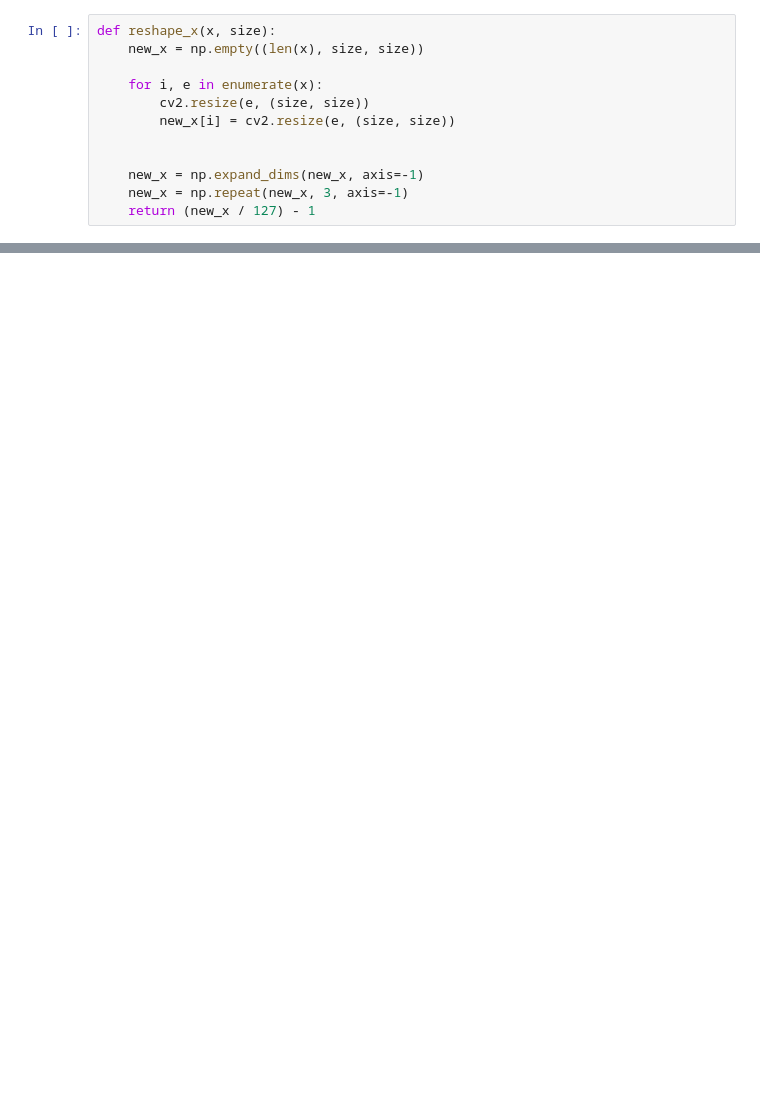
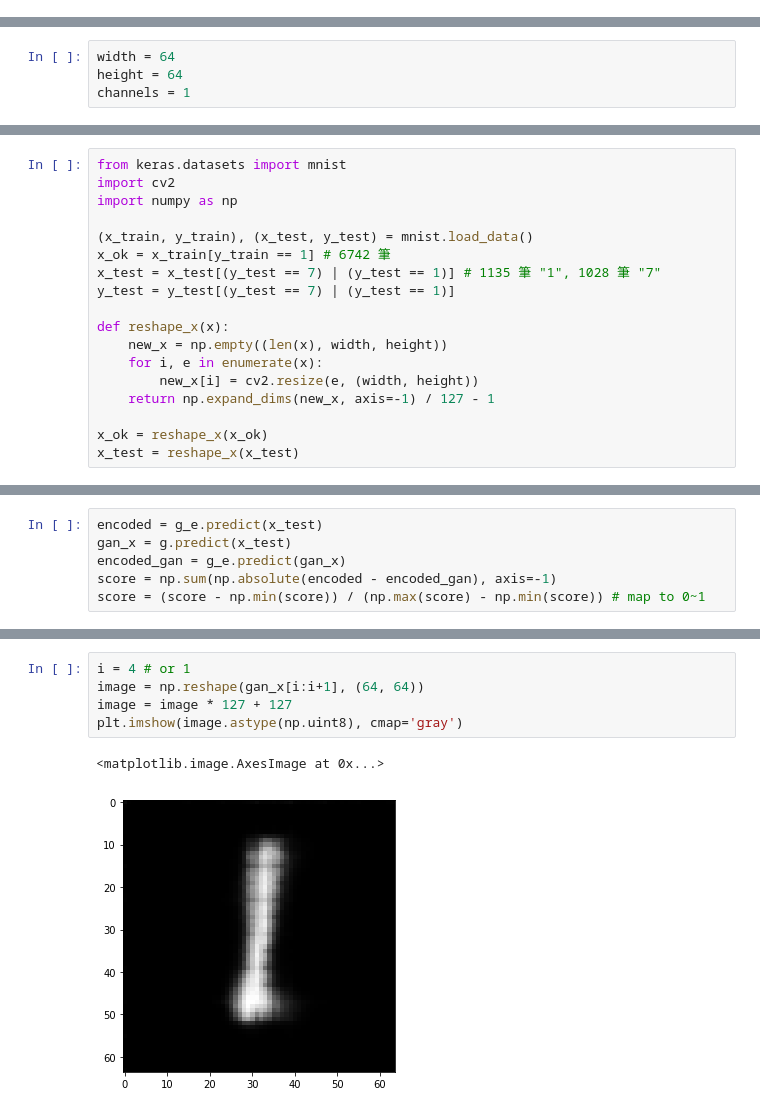
Before and after one commit to leafinity/keras_ganomaly, a Jupyter notebook: ganomaly.ipynb, the cells around one changed output, grey strips where cells are left out. Cells and saved outputs as stored; diff of their text form; blank space fills up the shorter version.

```diff
--- a/ganomaly.ipynb
+++ b/ganomaly.ipynb
@@ -243,12 +0,0 @@ x_ok = x_train[y_train == 1]
-# %%
-def reshape_x(x, size):
-    new_x = np.empty((len(x), size, size))
-
-    for i, e in enumerate(x):
-        cv2.resize(e, (size, size))
-        new_x[i] = cv2.resize(e, (size, size))
-
-
-    new_x = np.expand_dims(new_x, axis=-1)
-    new_x = np.repeat(new_x, 3, axis=-1)
-    return (new_x / 127) - 1
@@ -356,0 +9,4 @@ abnormal accuracy: 0.93
+# %%
+width = 64
+height = 64
+channels = 1
@@ -356,0 +323,18 @@ abnormal accuracy: 0.93
+# %%
+from keras.datasets import mnist
+import cv2
+import numpy as np
+
+(x_train, y_train), (x_test, y_test) = mnist.load_data()
+x_ok = x_train[y_train == 1] # 6742 筆
+x_test = x_test[(y_test == 7) | (y_test == 1)] # 1135 筆 "1", 1028 筆 "7"
+y_test = y_test[(y_test == 7) | (y_test == 1)]
+
+def reshape_x(x):
+    new_x = np.empty((len(x), width, height))
+    for i, e in enumerate(x):
+        new_x[i] = cv2.resize(e, (width, height))
+    return np.expand_dims(new_x, axis=-1) / 127 - 1
+
+x_ok = reshape_x(x_ok)
+x_test = reshape_x(x_test)
@@ -356,0 +410,6 @@ abnormal accuracy: 0.93
+# %%
+encoded = g_e.predict(x_test)
+gan_x = g.predict(x_test)
+encoded_gan = g_e.predict(gan_x)
+score = np.sum(np.absolute(encoded - encoded_gan), axis=-1)
+score = (score - np.min(score)) / (np.max(score) - np.min(score)) # map to 0~1
@@ -356,0 +424,8 @@ abnormal accuracy: 0.93
+# %%
+i = 4 # or 1
+image = np.reshape(gan_x[i:i+1], (64, 64))
+image = image * 127 + 127
+plt.imshow(image.astype(np.uint8), cmap='gray')
+# %% [output]
+<matplotlib.image.AxesImage at 0x...>
+[figure, added]
```
Also changed, not shown: parts of 70 cells of this notebook.
